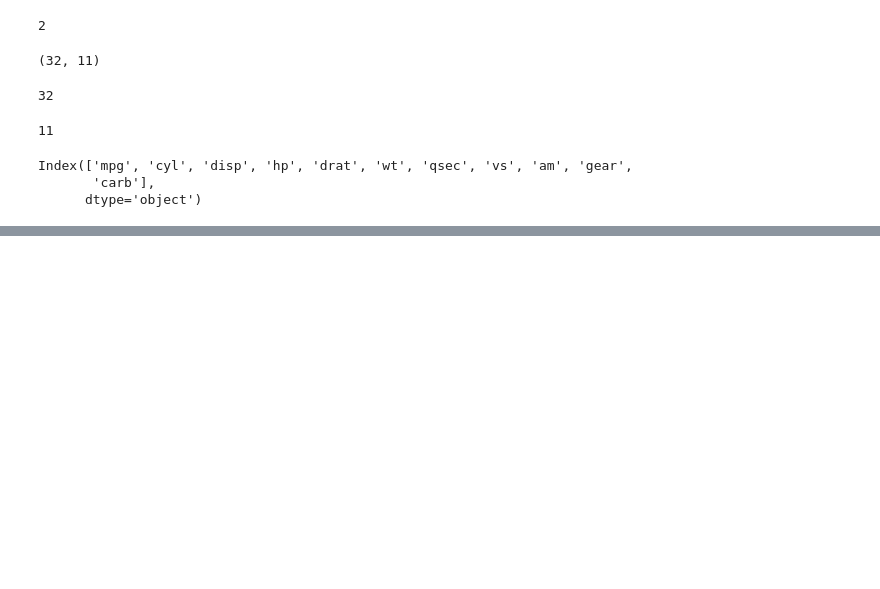
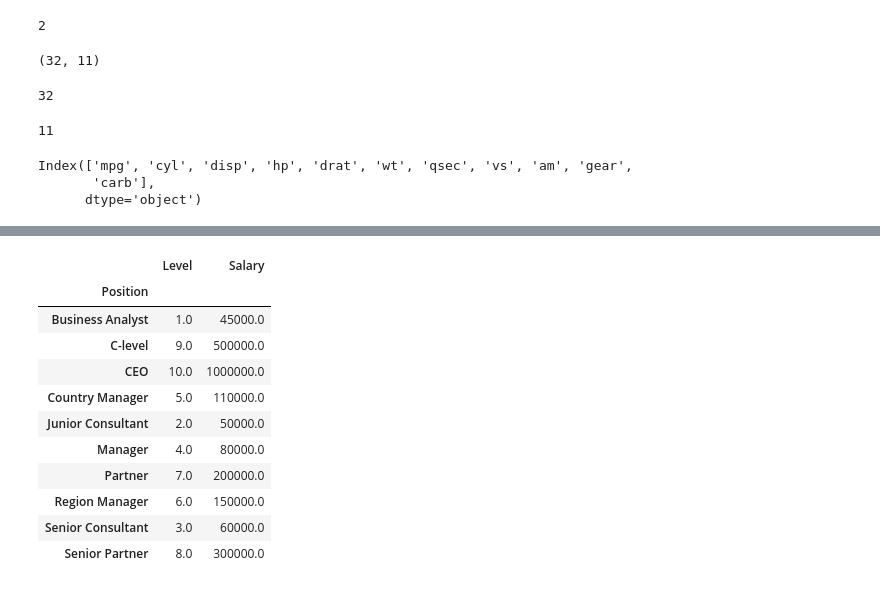
Before and after one commit to Harshitha8073/Datascience-R, a Jupyter notebook: Python_Practice.ipynb, the cells around one changed output, grey strips where cells are left out. Saved outputs shown, nothing was run; the diff lists cells and outputs as text; code cells hidden in the pictures; blank space fills up the shorter version.

```diff
--- a/Python_Practice.ipynb
+++ b/Python_Practice.ipynb
@@ -155,0 +410,15 @@ Index(['mpg', 'cyl', 'disp', 'hp', 'drat', 'wt', 'qsec', 'vs', 'am', 'gear',
+# %%
+df.groupby(['Position']).mean()
+# %% [output]
+|  | Level | Salary |
+| Position |  |  |
+| Business Analyst | 1.0 | 45000.0 |
+| C-level | 9.0 | 500000.0 |
+| CEO | 10.0 | 1000000.0 |
+| Country Manager | 5.0 | 110000.0 |
+| Junior Consultant | 2.0 | 50000.0 |
+| Manager | 4.0 | 80000.0 |
+| Partner | 7.0 | 200000.0 |
+| Region Manager | 6.0 | 150000.0 |
+| Senior Consultant | 3.0 | 60000.0 |
+| Senior Partner | 8.0 | 300000.0 |
```
Also changed, not shown: parts of 31 cells of this notebook.
